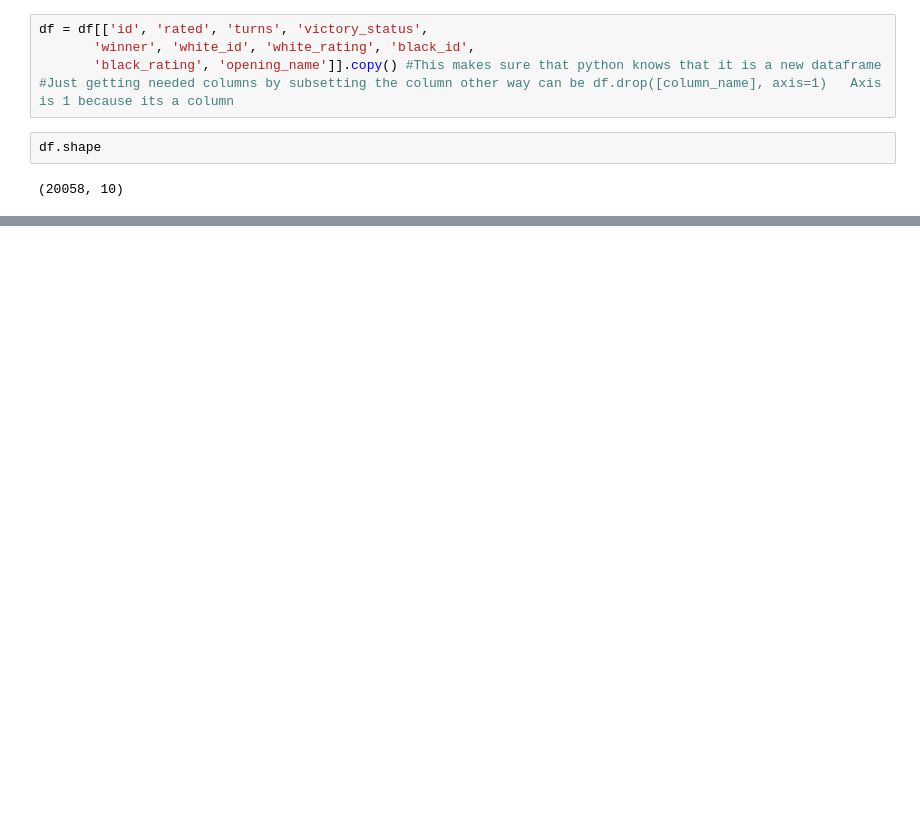
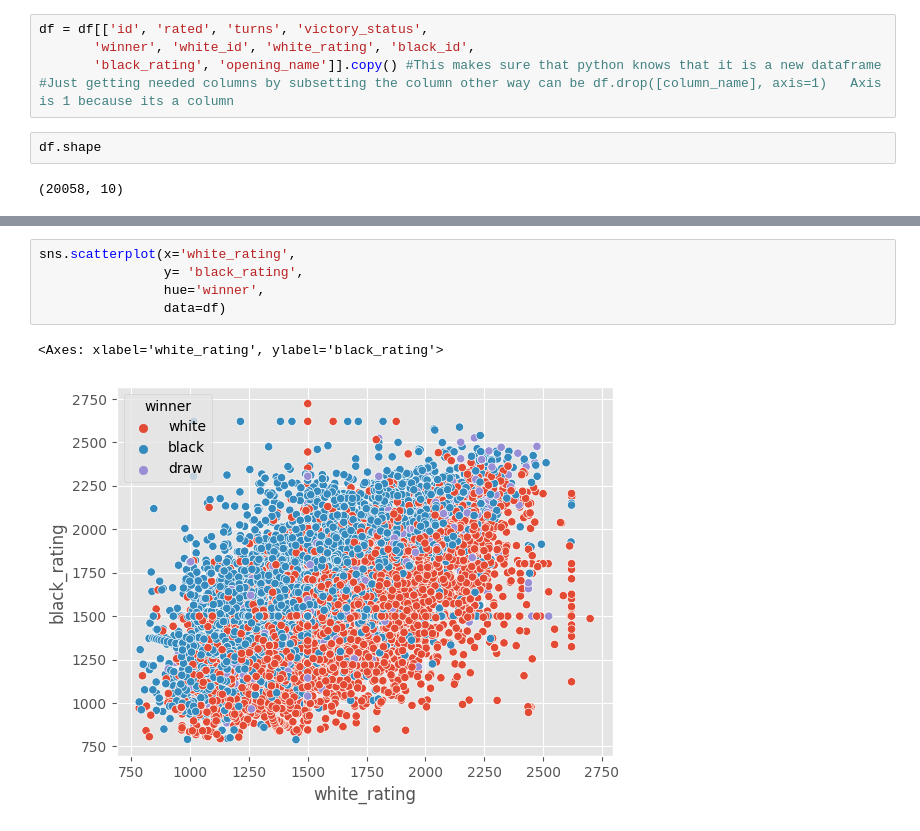
Before and after one commit to Maspie/Data-Preprocessing, a Jupyter notebook: Exporitary_analysis_on_chess_data.ipynb, the cells around one changed output, grey strips where cells are left out. Saved outputs shown, nothing was run; the diff lists cells and outputs as text; blank space fills up the shorter version.

```diff
--- a/Exporitary_analysis_on_chess_data.ipynb
+++ b/Exporitary_analysis_on_chess_data.ipynb
@@ -58,0 +110,8 @@ Index(['id', 'rated', 'turns', 'victory_status', 'winner', 'white_id',
+# %%
+sns.scatterplot(x='white_rating',
+                y= 'black_rating',
+                hue='winner',
+                data=df)
+# %% [output]
+<Axes: xlabel='white_rating', ylabel='black_rating'>
+[figure, added]
```
Also changed, not shown: parts of 9 cells of this notebook.
